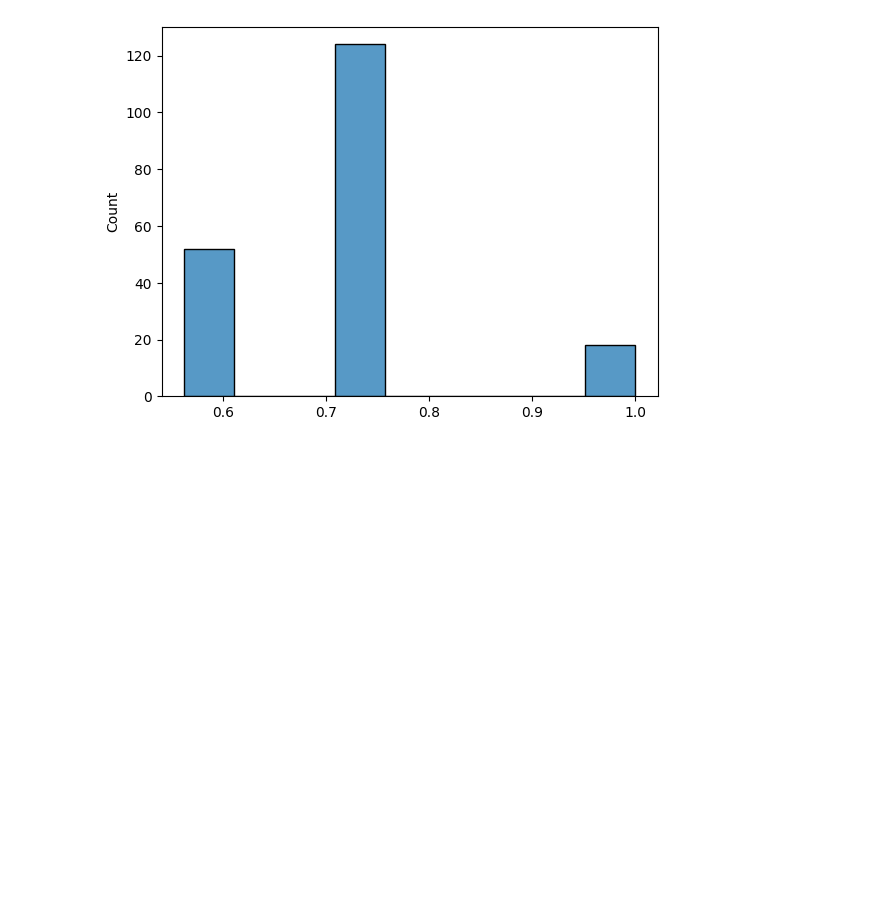
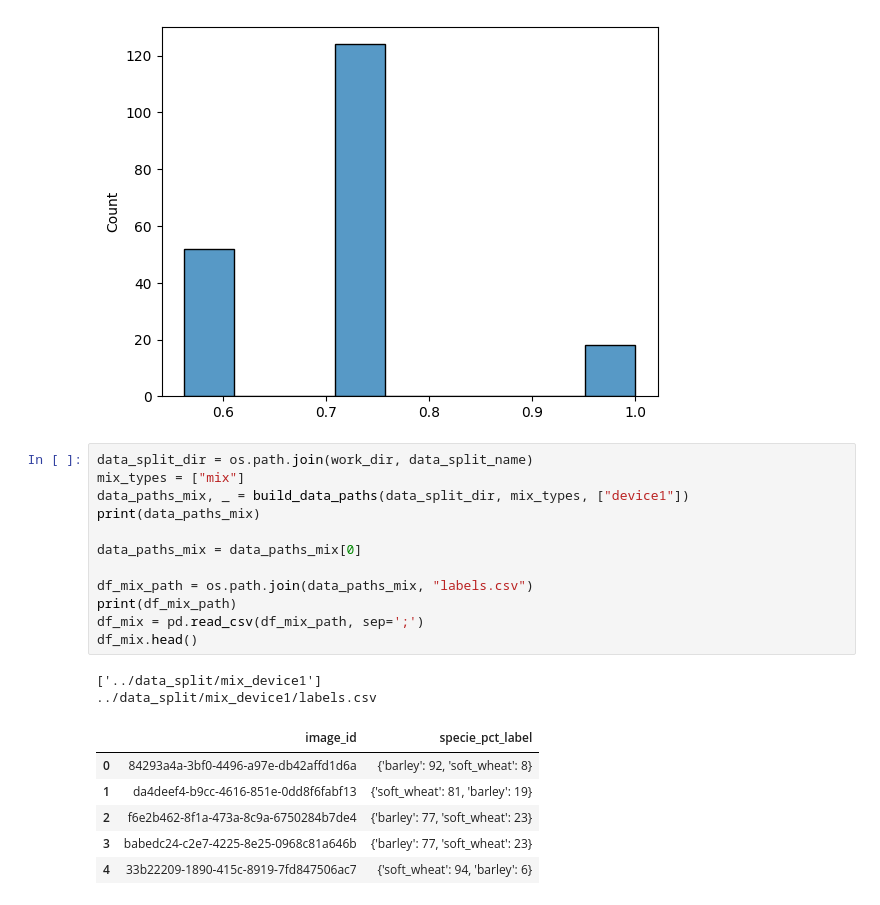
Before and after one commit to luc-perso/inarix, a Jupyter notebook: jupyter/test.ipynb, the cells around one changed output. Saved outputs shown, nothing was run; the diff lists cells and outputs as text; blank space fills up the shorter version.

```diff
--- a/jupyter/test.ipynb
+++ b/jupyter/test.ipynb
@@ -102,3 +104,24 @@ sns.histplot(rate)
 # %% [output]
 <Axes: ylabel='Count'>
 [figure]
+# %%
+data_split_dir = os.path.join(work_dir, data_split_name)
+mix_types = ["mix"]
+data_paths_mix, _ = build_data_paths(data_split_dir, mix_types, ["device1"])
+print(data_paths_mix)
+
+data_paths_mix = data_paths_mix[0]
+
+df_mix_path = os.path.join(data_paths_mix, "labels.csv")
+print(df_mix_path)
+df_mix = pd.read_csv(df_mix_path, sep=';')
+df_mix.head()
+# %% [output]
+['../data_split/mix_device1']
+../data_split/mix_device1/labels.csv
+|  | image_id | specie_pct_label |
+| 0 | 84293a4a-3bf0-4496-a97e-db42affd1d6a | {'barley': 92, 'soft_wheat': 8} |
+| 1 | da4deef4-b9cc-4616-851e-0dd8f6fabf13 | {'soft_wheat': 81, 'barley': 19} |
+| 2 | f6e2b462-8f1a-473a-8c9a-6750284b7de4 | {'barley': 77, 'soft_wheat': 23} |
+| 3 | babedc24-c2e7-4225-8e25-0968c81a646b | {'barley': 77, 'soft_wheat': 23} |
+| 4 | 33b22209-1890-415c-8919-7fd847506ac7 | {'soft_wheat': 94, 'barley': 6} |
```
Also changed, not shown: parts of 3 cells of this notebook, 1 other file.
